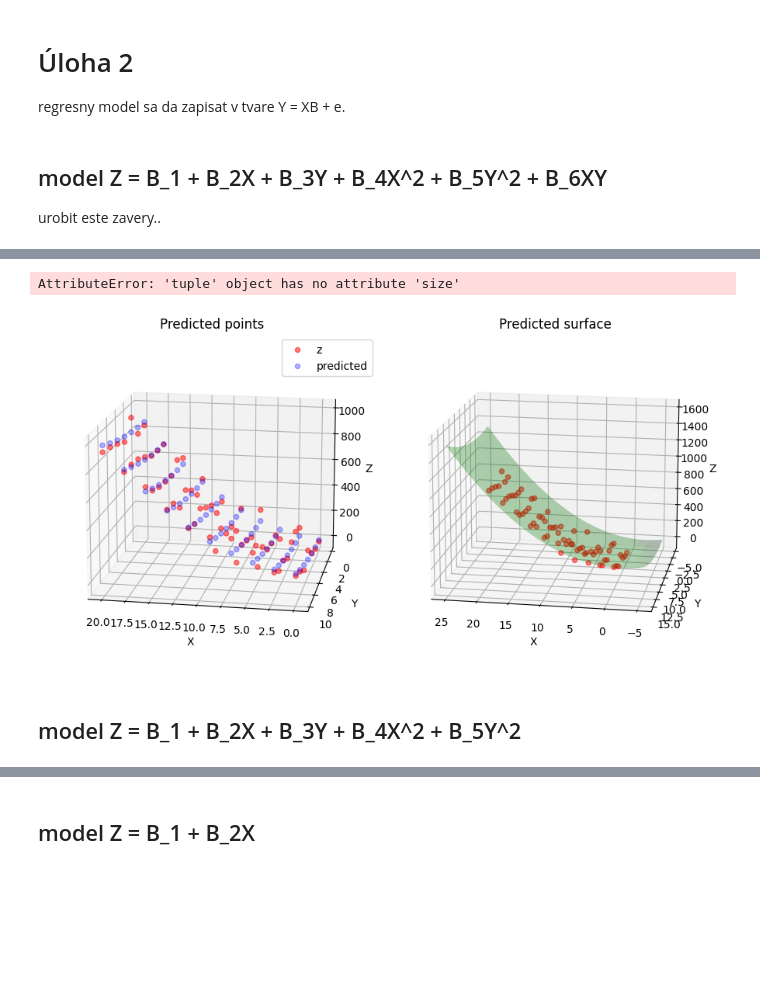
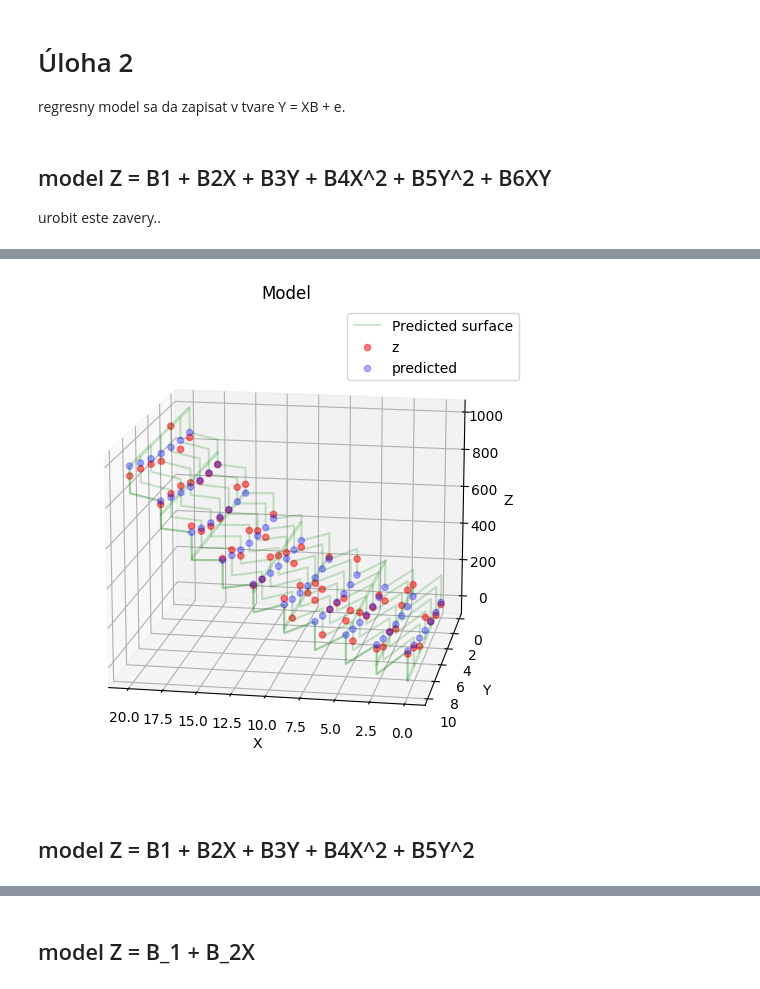
Before and after one commit to dnosko/MSP, a Jupyter notebook: msp.ipynb, the cells around one changed output, grey strips where cells are left out. Drawn from its saved outputs; the diff is of its cells as text; code cells hidden in the pictures; blank space fills up the shorter version.

Commit message:
regression models

```diff
--- a/msp.ipynb
+++ b/msp.ipynb
@@ -115,13 +118,10 @@ def plot_model(model, z_prediction):
 # %% [markdown]
-## model Z = B_1 + B_2X + B_3Y + B_4X^2 + B_5Y^2 + B_6XY
+## model Z = B1 + B2X + B3Y + B4X^2 + B5Y^2 + B6XY
 urobit este zavery..
 # %%
 
 model_params = lambda x,y : (x,y,x**2,y**2,y*x)
-model_XY = create_model(*model_params(X,Y))
-z_prediction = predict(model_XY,*model_params(X,Y))
-#plot_model(model_XY, model_params(xx,yy))
-plot_model(model_XY, z_prediction)
+modelB6 = regression(*model_params(X,Y))
 # %% [output]
                             OLS Regression Results
 ==============================================================================
@@ -133,16 +133,15 @@ Time:                        23:15:34   Log-Likelihood:                -373.91
 No. Observations:                  70   AIC:                             759.8
 Df Residuals:                      64   BIC:                             773.3
 Df Model:                           5
 Covariance Type:            nonrobust
 ==============================================================================
 ... (13 lines left out)
 ==============================================================================
 
 Notes:
 [1] Standard Errors assume that the covariance matrix of the errors is correctly specified.
-AttributeError: 'tuple' object has no attribute 'size'
-[figure, old version]
+[figure, new version]
 # %% [markdown]
-## model Z = B_1 + B_2X + B_3Y + B_4X^2 + B_5Y^2
+## model Z = B1 + B2X + B3Y + B4X^2 + B5Y^2
 # %%
 model_params = lambda x,y : (x,y,x**2,y**2)
```
Also changed, not shown: parts of 11 cells of this notebook, 1 other file.
